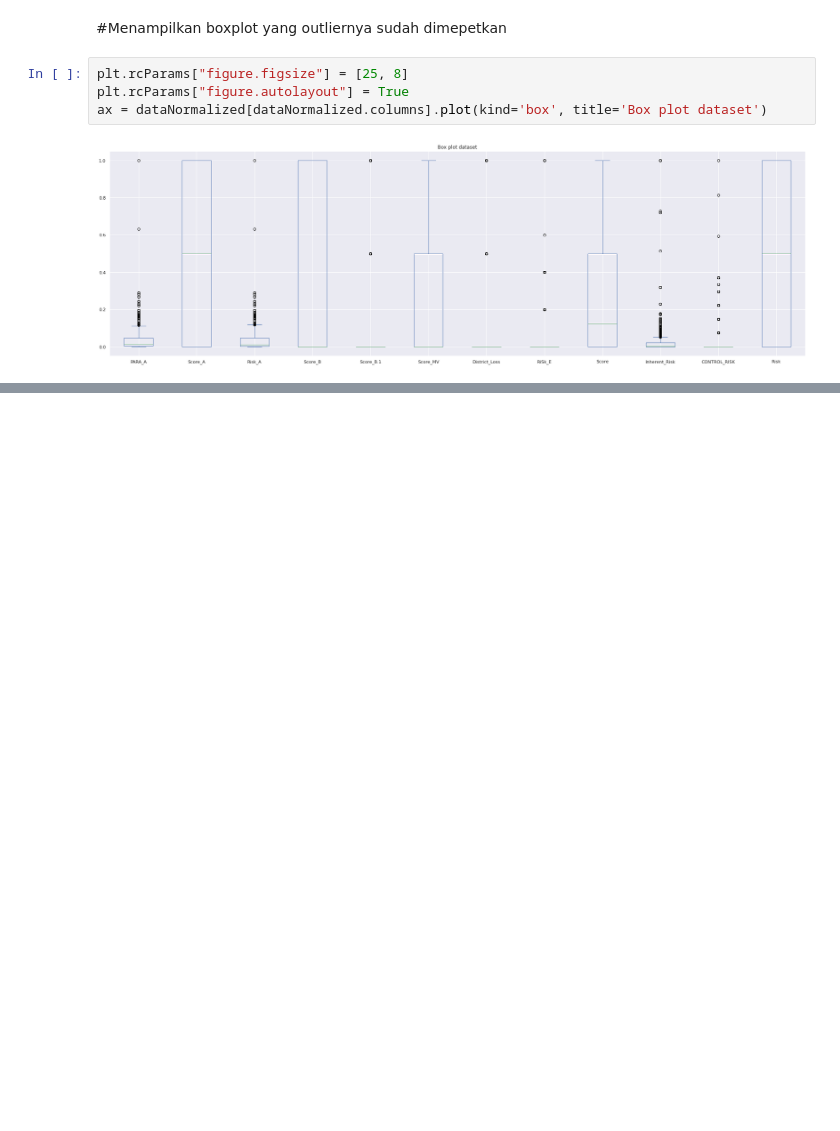
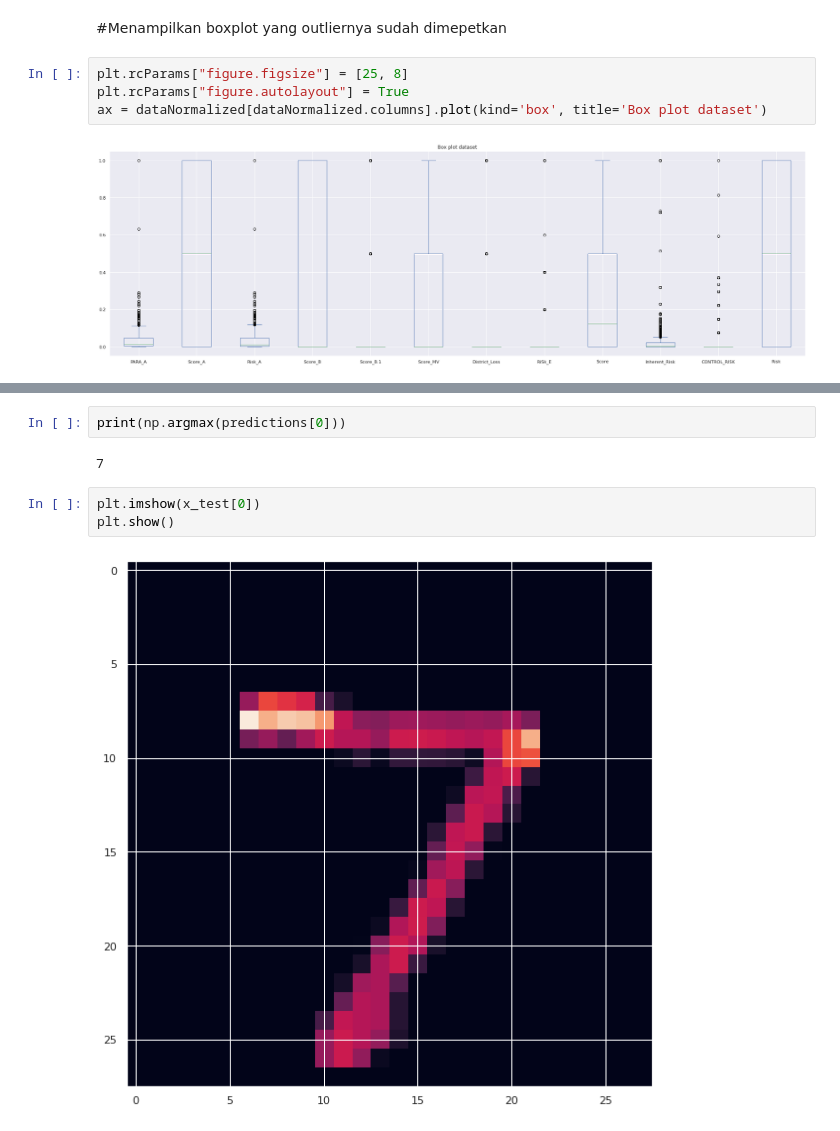
Before and after one commit to morai8/ML_Case_Based_1, a Jupyter notebook: TugasML_AuditRisk.ipynb, the cells around one changed output, grey strips where cells are left out. Cells and saved outputs as stored; diff of their text form; blank space fills up the shorter version.

```diff
--- a/TugasML_AuditRisk.ipynb
+++ b/TugasML_AuditRisk.ipynb
@@ -387,0 +466,9 @@ ax = dataNormalized[dataNormalized.columns].plot(kind='box', title='Box plot dat
+# %%
+print(np.argmax(predictions[0]))
+# %% [output]
+7
+# %%
+plt.imshow(x_test[0])
+plt.show()
+# %% [output]
+[figure, added]
```
Also changed, not shown: parts of 13 cells of this notebook.
